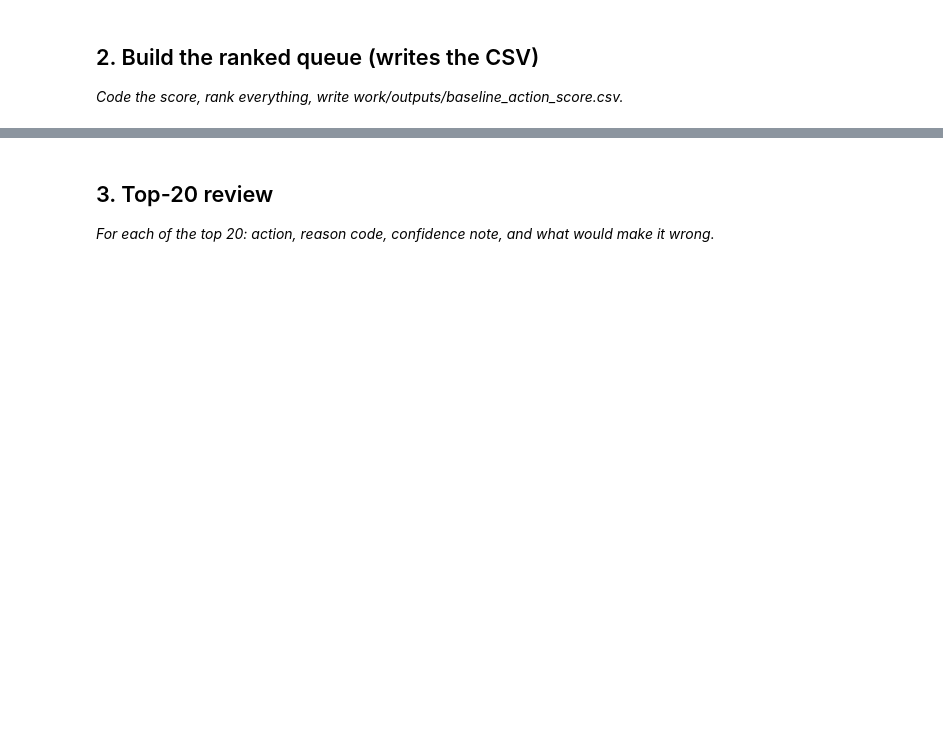
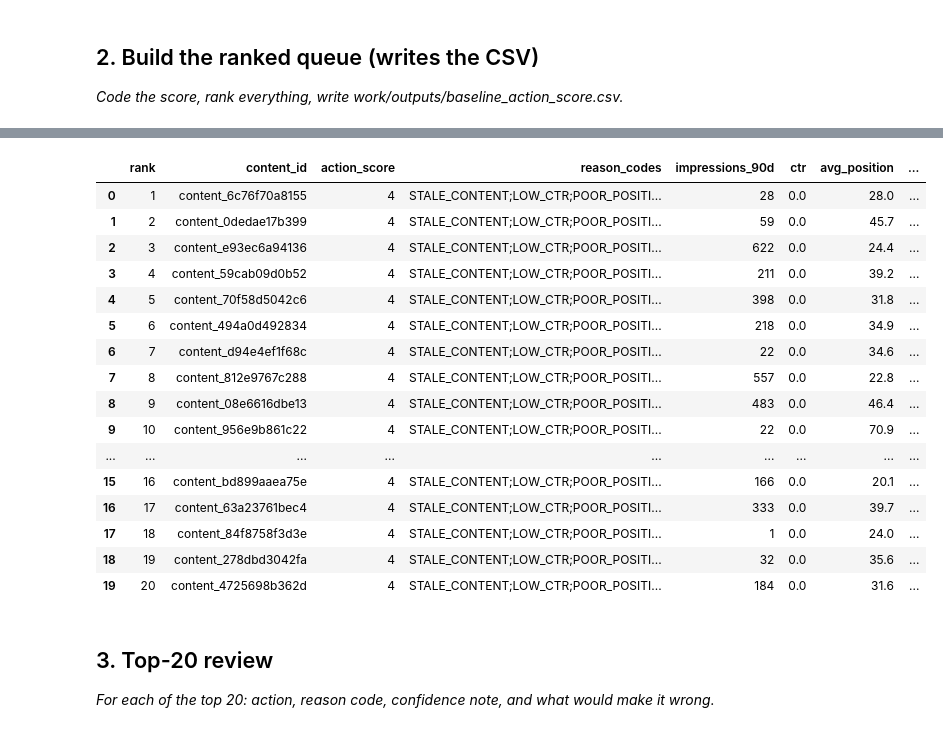
Before and after one commit to YoyuQre/flyrank_assgn_1, a Jupyter notebook: work/notebooks/w04_baseline_score.ipynb, the cells around one changed output, grey strips where cells are left out. Drawn from its saved outputs; the diff is of its cells as text; code cells hidden in the pictures; blank space fills up the shorter version.

```diff
--- a/work/notebooks/w04_baseline_score.ipynb
+++ b/work/notebooks/w04_baseline_score.ipynb
@@ -22,0 +33,73 @@ This skeleton is yours to fill. Work the sections **in order** — each one has
+# %%
+# This cell is for CODE (numbers, a query, a check).
+# Write your text answer in the cell ABOVE this one — typing sentences here breaks Run All.
+import pandas as pd
+
+df=pd.read_csv('/content/content_refresh_anonymized.csv')
+import os
+import numpy as np
+
+# Work on a copy
+baseline = df.copy()
+
+# -----------------------------
+# Rule-based action score
+# -----------------------------
+baseline["action_score"] = 0
+baseline["reason_codes"] = ""
+
+# 1. Stale content
+stale = baseline["days_since_last_update"] >= 90
+baseline.loc[stale, "action_score"] += 1
+baseline.loc[stale, "reason_codes"] += "STALE_CONTENT;"
+
+# 2. Low CTR
+low_ctr = baseline["ctr"] < baseline["ctr"].median()
+baseline.loc[low_ctr, "action_score"] += 1
+baseline.loc[low_ctr, "reason_codes"] += "LOW_CTR;"
+
+# 3. Poor search position
+poor_position = baseline["avg_position"] > 20
+baseline.loc[poor_position, "action_score"] += 1
+baseline.loc[poor_position, "reason_codes"] += "POOR_POSITION;"
+
+# 4. Low impressions
+low_impressions = baseline["impressions_90d"] < baseline["impressions_90d"].median()
+baseline.loc[low_impressions, "action_score"] += 1
+baseline.loc[low_impressions, "reason_codes"] += "LOW_IMPRESSIONS;"
+
+# -----------------------------
+# Rank pages
+# -----------------------------
+baseline = baseline.sort_values(
+    by="action_score",
+    ascending=False
+).reset_index(drop=True)
+
+baseline["rank"] = np.arange(1, len(baseline) + 1)
+
+# -----------------------------
+# Save CSV
+# -----------------------------
+os.makedirs("work/outputs", exist_ok=True)
+
+output_path = "work/outputs/baseline_action_score.csv"
+
+baseline.to_csv(output_path, index=False)
+
+print("Saved to:", output_path)
+
+# Preview the highest-priority pages
+baseline[
+    [
+        "rank",
+        "content_id",
+        "action_score",
+        "reason_codes",
+        "impressions_90d",
+        "ctr",
+        "avg_position",
+        "days_since_last_update"
+    ]
+].head(20)
+# %% [output]
@@ -23,3 +107,20 @@ This skeleton is yours to fill. Work the sections **in order** — each one has
+|  | rank | content_id | action_score | reason_codes | impressions_90d | ctr | avg_position | ... |
+| 0 | 1 | content_6c76f70a8155 | 4 | STALE_CONTENT;LOW_CTR;POOR_POSITI... | 28 | 0.0 | 28.0 | ... |
+| 1 | 2 | content_0dedae17b399 | 4 | STALE_CONTENT;LOW_CTR;POOR_POSITI... | 59 | 0.0 | 45.7 | ... |
+| 2 | 3 | content_e93ec6a94136 | 4 | STALE_CONTENT;LOW_CTR;POOR_POSITI... | 622 | 0.0 | 24.4 | ... |
+| 3 | 4 | content_59cab09d0b52 | 4 | STALE_CONTENT;LOW_CTR;POOR_POSITI... | 211 | 0.0 | 39.2 | ... |
+| 4 | 5 | content_70f58d5042c6 | 4 | STALE_CONTENT;LOW_CTR;POOR_POSITI... | 398 | 0.0 | 31.8 | ... |
+| 5 | 6 | content_494a0d492834 | 4 | STALE_CONTENT;LOW_CTR;POOR_POSITI... | 218 | 0.0 | 34.9 | ... |
+| 6 | 7 | content_d94e4ef1f68c | 4 | STALE_CONTENT;LOW_CTR;POOR_POSITI... | 22 | 0.0 | 34.6 | ... |
+| 7 | 8 | content_812e9767c288 | 4 | STALE_CONTENT;LOW_CTR;POOR_POSITI... | 557 | 0.0 | 22.8 | ... |
+| 8 | 9 | content_08e6616dbe13 | 4 | STALE_CONTENT;LOW_CTR;POOR_POSITI... | 483 | 0.0 | 46.4 | ... |
+| 9 | 10 | content_956e9b861c22 | 4 | STALE_CONTENT;LOW_CTR;POOR_POSITI... | 22 | 0.0 | 70.9 | ... |
+| ... | ... | ... | ... | ... | ... | ... | ... | ... |
+| 15 | 16 | content_bd899aaea75e | 4 | STALE_CONTENT;LOW_CTR;POOR_POSITI... | 166 | 0.0 | 20.1 | ... |
+| 16 | 17 | content_63a23761bec4 | 4 | STALE_CONTENT;LOW_CTR;POOR_POSITI... | 333 | 0.0 | 39.7 | ... |
+| 17 | 18 | content_84f8758f3d3e | 4 | STALE_CONTENT;LOW_CTR;POOR_POSITI... | 1 | 0.0 | 24.0 | ... |
+| 18 | 19 | content_278dbd3042fa | 4 | STALE_CONTENT;LOW_CTR;POOR_POSITI... | 32 | 0.0 | 35.6 | ... |
+| 19 | 20 | content_4725698b362d | 4 | STALE_CONTENT;LOW_CTR;POOR_POSITI... | 184 | 0.0 | 31.6 | ... |
 # %% [markdown]
 ## 3. Top-20 review
 
```
Also changed, not shown: parts of 8 cells of this notebook.
